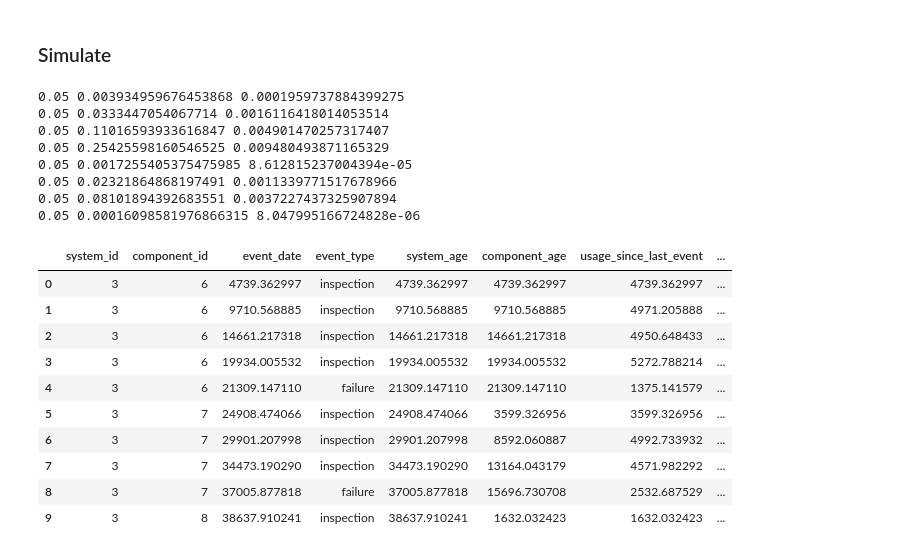
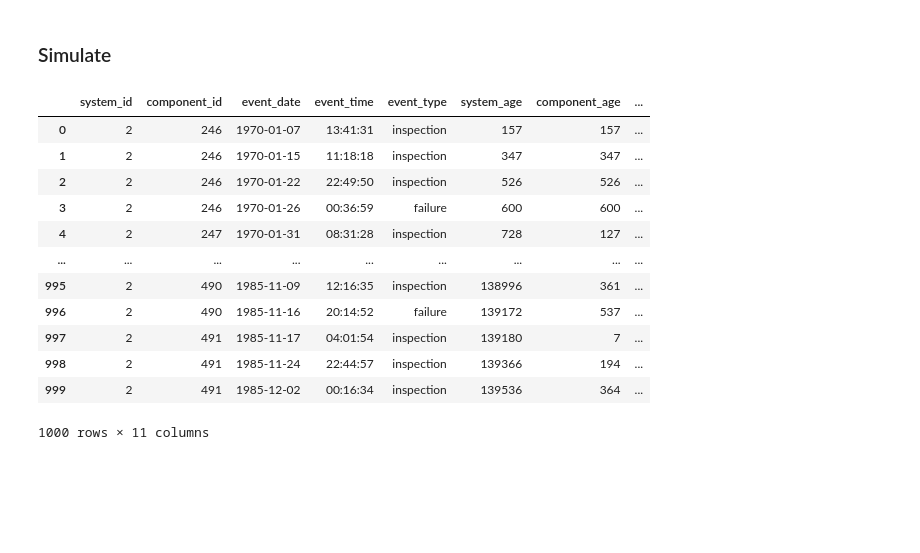
Before and after one commit to alc4ml/ProjetM2D2526, a Jupyter notebook: simulator/simulator.ipynb, the cells around one changed output. Cells and saved outputs as stored; diff of their text form; code cells hidden in the pictures; blank space fills up the shorter version.

```diff
--- a/simulator/simulator.ipynb
+++ b/simulator/simulator.ipynb
@@ -208,66 +257,23 @@ def system_factory(id_0, component_factory):
 # %% [markdown]
 ### Simulate
-# %%
-def sample_system_dataset(system_factory, component_factory, inspector,
-                          n_steps = 1000, curr_time=0, last_inspection=0):
-    system_data = []
-
-    # initialize system
-    system = next(system_factory)
-    for _ in range(n_steps):
-        # schedule next inspection time
-        next_inspection = last_inspection
-        if curr_time >= last_inspection:
-            next_inspection += np.random.normal(loc=mu, scale=sigma)
-
-        # evaluate next relevant event
-        event = system.next_event(curr_time, next_inspection, inspector)
-        time_interval, event_type, event_cost, replace_component, ff = event
-
-        # update time
-        curr_time += time_interval
-        if not event_type=="failure":
-            last_inspection = curr_time
-
-        # update system data
-        system_data.append({'system_id':system.id, 'component_id':system.component.id,
-            'event_date':curr_time, 'event_type':event_type, 'system_age':system.age,
-            'component_age':system.component.age, 'usage_since_last_event':time_interval,
-            'FF':ff, 'cost_event':event_cost, 'cost_cumulated':system.cost_cumulated})
-
-        # update system if necessary
-        if replace_component:
-            system.component = next(component_factory)
-
-    system_dataframe = pd.DataFrame(system_data)
-
-    return system_dataframe
 # %%
 c_factory = component_factory(id_0=0, eta=eta, beta=beta)
 s_factory = system_factory(id_0=0, component_factory=c_factory)
 inspector = Inspector(deviation=inspection_deviation, threshold=inspection_threshold)
 # %%
-df = sample_system_dataset(s_factory, c_factory, inspector, 10)
+df = sample_system_dataset(s_factory, c_factory, inspector, 1000)
+df
 # %% [output]
+|  | system_id | component_id | event_date | event_time | event_type | system_age | component_age | ... |
+| 0 | 2 | 246 | 1970-01-07 | 13:41:31 | inspection | 157 | 157 | ... |
+| 1 | 2 | 246 | 1970-01-15 | 11:18:18 | inspection | 347 | 347 | ... |
+| 2 | 2 | 246 | 1970-01-22 | 22:49:50 | inspection | 526 | 526 | ... |
+| 3 | 2 | 246 | 1970-01-26 | 00:36:59 | failure | 600 | 600 | ... |
+| 4 | 2 | 247 | 1970-01-31 | 08:31:28 | inspection | 728 | 127 | ... |
+| ... | ... | ... | ... | ... | ... | ... | ... | ... |
+| 995 | 2 | 490 | 1985-11-09 | 12:16:35 | inspection | 138996 | 361 | ... |
+| 996 | 2 | 490 | 1985-11-16 | 20:14:52 | failure | 139172 | 537 | ... |
+| 997 | 2 | 491 | 1985-11-17 | 04:01:54 | inspection | 139180 | 7 | ... |
+| 998 | 2 | 491 | 1985-11-24 | 22:44:57 | inspection | 139366 | 194 | ... |
+| 999 | 2 | 491 | 1985-12-02 | 00:16:34 | inspection | 139536 | 364 | ... |
-0.05 0.003934959676453868 0.0001959737884399275
-0.05 0.0333447054067714 0.0016116418014053514
-0.05 0.11016593933616847 0.004901470257317407
-0.05 0.25425598160546525 0.009480493871165329
-0.05 0.0017255405375475985 8.612815237004394e-05
-0.05 0.02321864868197491 0.0011339771517678966
-0.05 0.08101894392683551 0.0037227437325907894
-0.05 0.00016098581976866315 8.047995166724828e-06
+1000 rows × 11 columns
-# %%
-df
-# %% [output]
-|  | system_id | component_id | event_date | event_type | system_age | component_age | usage_since_last_event | ... |
-| 0 | 3 | 6 | 4739.362997 | inspection | 4739.362997 | 4739.362997 | 4739.362997 | ... |
-| 1 | 3 | 6 | 9710.568885 | inspection | 9710.568885 | 9710.568885 | 4971.205888 | ... |
-| 2 | 3 | 6 | 14661.217318 | inspection | 14661.217318 | 14661.217318 | 4950.648433 | ... |
-| 3 | 3 | 6 | 19934.005532 | inspection | 19934.005532 | 19934.005532 | 5272.788214 | ... |
-| 4 | 3 | 6 | 21309.147110 | failure | 21309.147110 | 21309.147110 | 1375.141579 | ... |
-| 5 | 3 | 7 | 24908.474066 | inspection | 24908.474066 | 3599.326956 | 3599.326956 | ... |
-| 6 | 3 | 7 | 29901.207998 | inspection | 29901.207998 | 8592.060887 | 4992.733932 | ... |
-| 7 | 3 | 7 | 34473.190290 | inspection | 34473.190290 | 13164.043179 | 4571.982292 | ... |
-| 8 | 3 | 7 | 37005.877818 | failure | 37005.877818 | 15696.730708 | 2532.687529 | ... |
-| 9 | 3 | 8 | 38637.910241 | inspection | 38637.910241 | 1632.032423 | 1632.032423 | ... |
```
Also changed, not shown: parts of 18 cells of this notebook, 4 other files.
